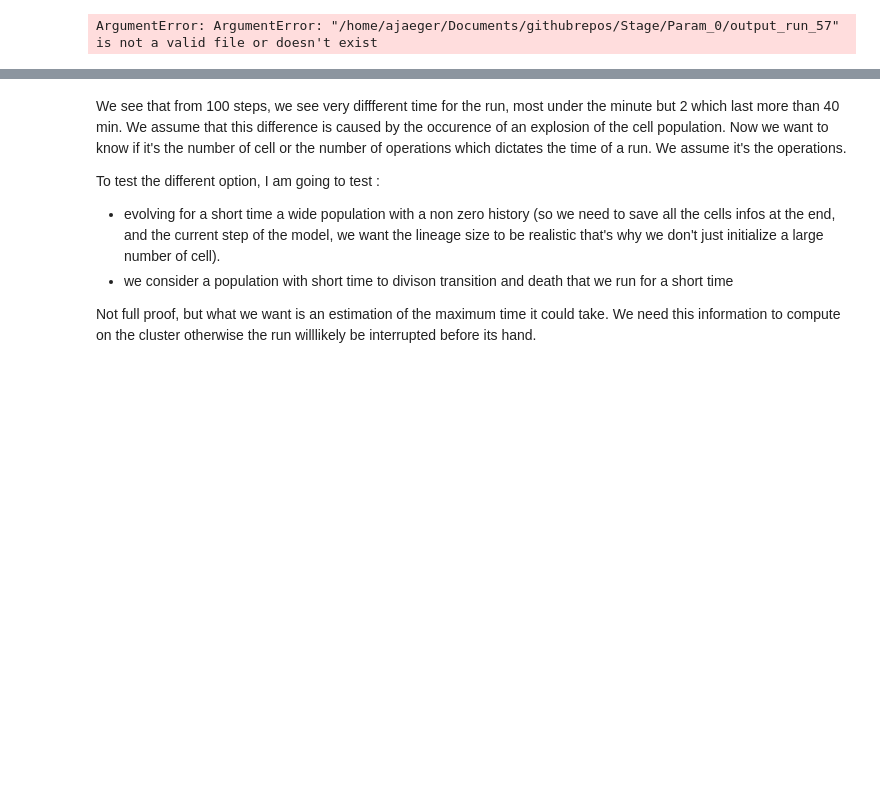
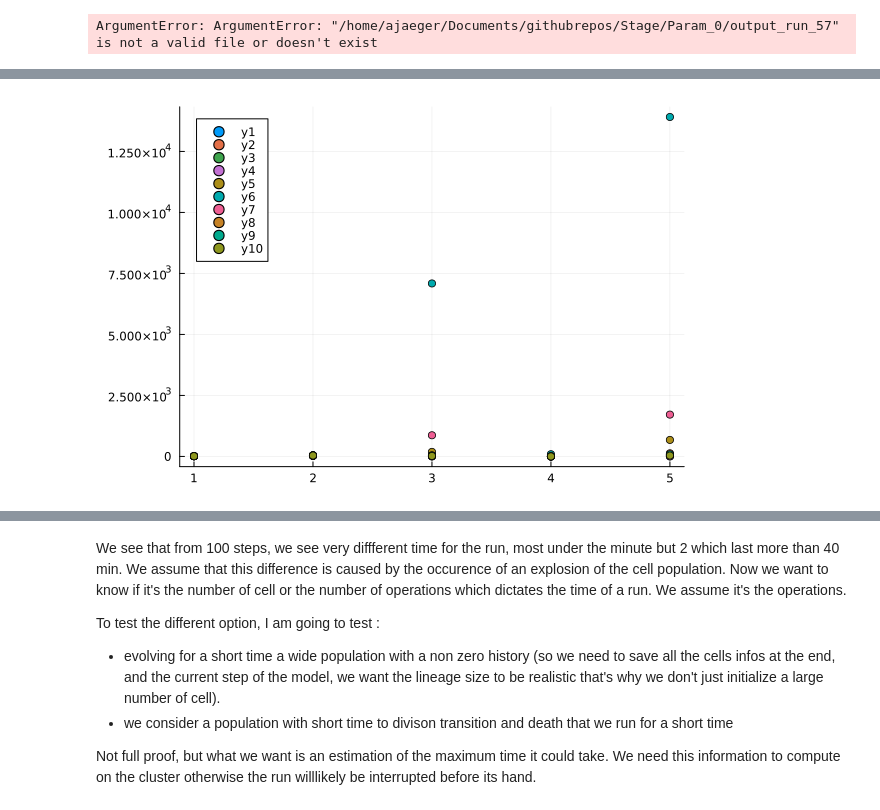
Before and after one commit to AmbreCPES/Stage, a Jupyter notebook: Script/ABM_run_notebook.ipynb, the cells around one changed output, grey strips where cells are left out. Saved outputs shown, nothing was run; the diff lists cells and outputs as text; code cells hidden in the pictures; blank space fills up the shorter version.

```diff
--- a/Script/ABM_run_notebook.ipynb
+++ b/Script/ABM_run_notebook.ipynb
@@ -419,0 +434,13 @@ Dict{Int64, Dict} with 60 entries:
+# %%
+function max_number_cells(DictofDict::Dict, index, types::Vector)
+    max_per_type = Dict(index .=> [[] for _ in index])
+    for i in index
+        max_per_type[i] = findmax.([DictofDict[i][t] for t in types])
+    end
+    return max_per_type
+end
+
+maxs = max_number_cells(DictofDict1_60, 21:30, [1, 2, 3, 4, 5])
+plot([[1:5] for _ in 21:30], [[maxs[index][type][1] for type in 1:5] for index in 21:30], show = true, seriestype=:scatter)
+# %% [output]
+[figure, added]
```
Also changed, not shown: parts of 18 cells of this notebook, 1 other file.
